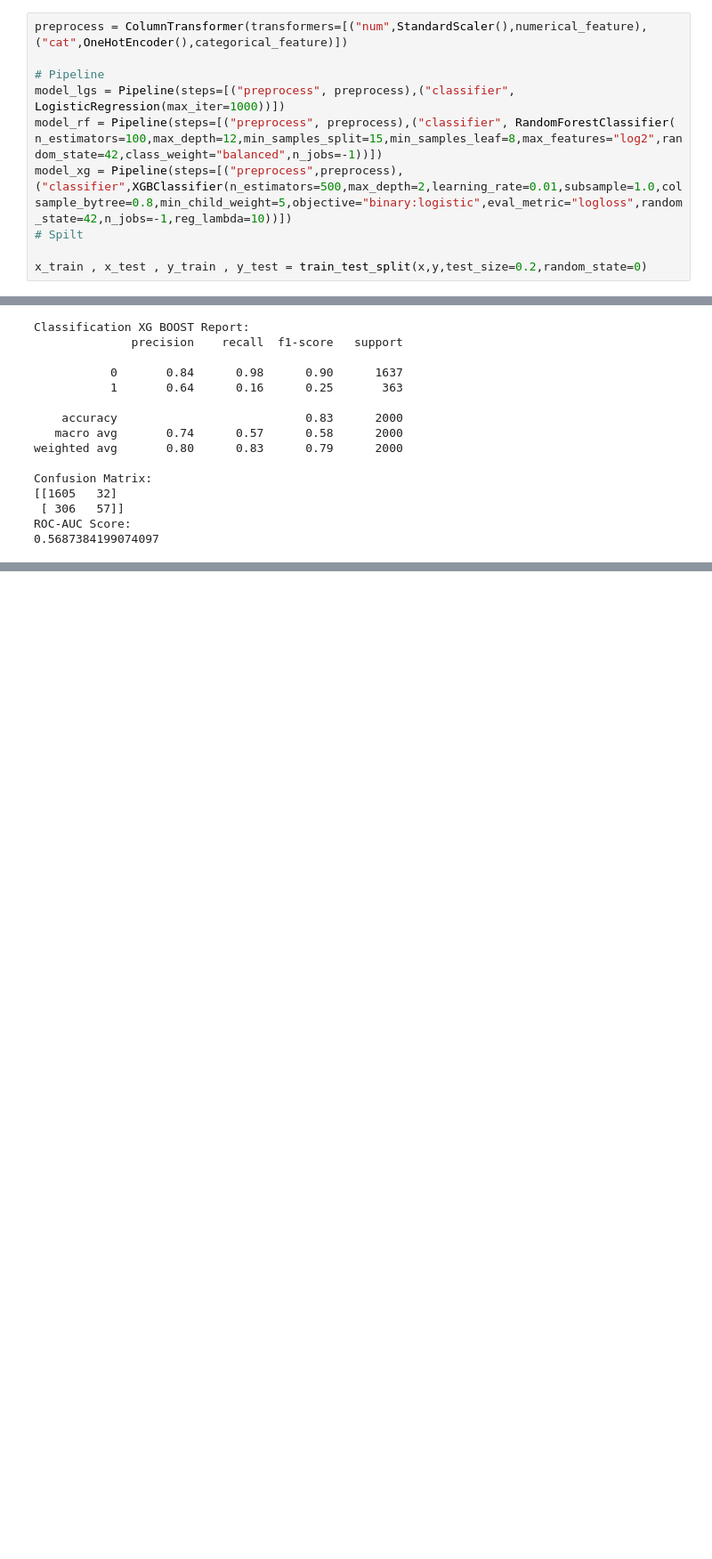
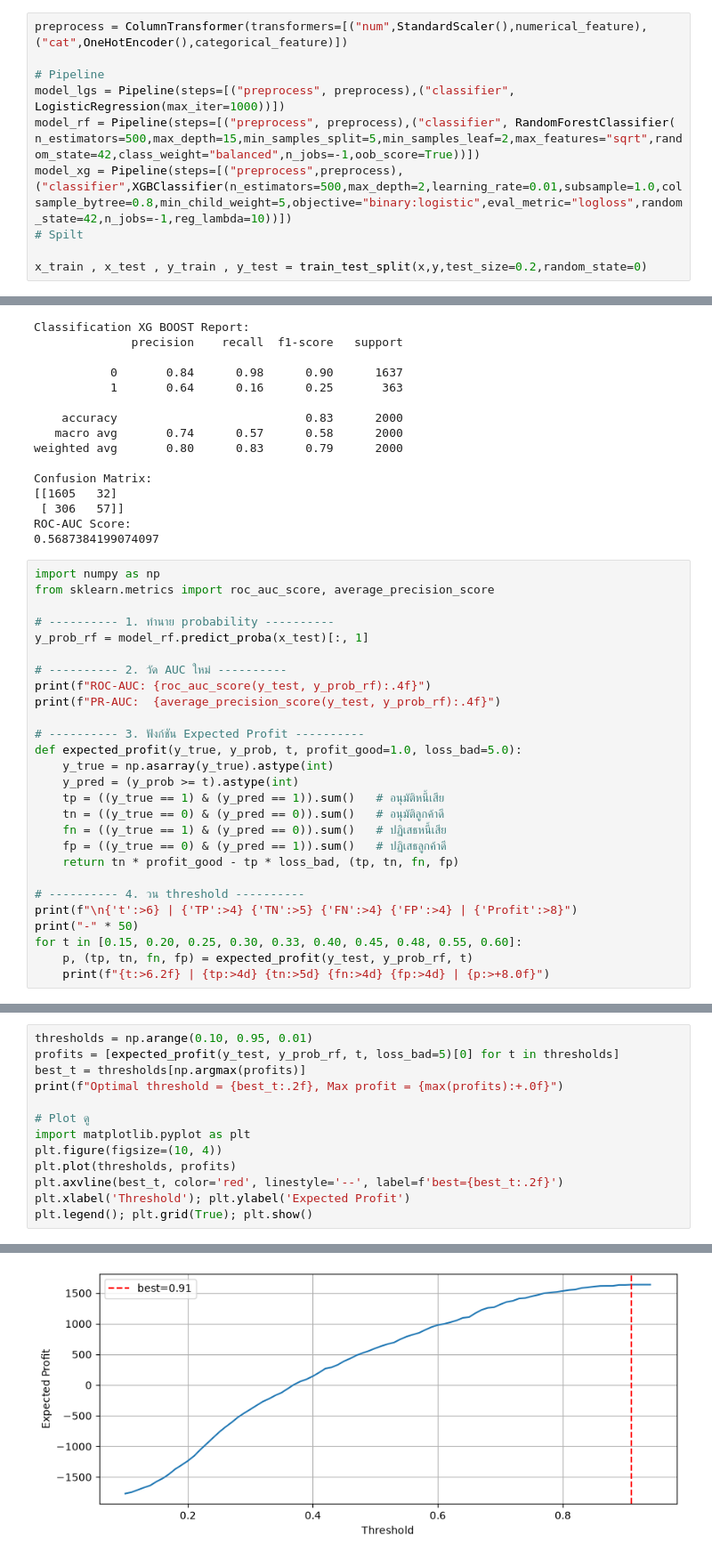
Before and after one commit to IttikornMafaka/Credigo, a Jupyter notebook: ml_training/train.ipynb, the cells around one changed output, grey strips where cells are left out. Shown at 89% size. Drawn from its saved outputs; the diff is of its cells as text; blank space fills up the shorter version.

Commit message:
connect Model API

```diff
--- a/ml_training/train.ipynb
+++ b/ml_training/train.ipynb
@@ -43,7 +43,7 @@ preprocess = ColumnTransformer(transformers=[("num",StandardScaler(),numerical_f
 
 # Pipeline
 model_lgs = Pipeline(steps=[("preprocess", preprocess),("classifier", LogisticRegression(max_iter=1000))])
-model_rf = Pipeline(steps=[("preprocess", preprocess),("classifier", RandomForestClassifier( n_estimators=100,max_depth=12,min_samples_split=15,min_samples_leaf=8,max_features="log2",random_state=42,class_weight="balanced",n_jobs=-1))])
+model_rf = Pipeline(steps=[("preprocess", preprocess),("classifier", RandomForestClassifier( n_estimators=500,max_depth=15,min_samples_split=5,min_samples_leaf=2,max_features="sqrt",random_state=42,class_weight="balanced",n_jobs=-1,oob_score=True))])
 model_xg = Pipeline(steps=[("preprocess",preprocess),("classifier",XGBClassifier(n_estimators=500,max_depth=2,learning_rate=0.01,subsample=1.0,colsample_bytree=0.8,min_child_weight=5,objective="binary:logistic",eval_metric="logloss",random_state=42,n_jobs=-1,reg_lambda=10))])
 # Spilt
 
@@ -141,3 +141,30 @@ Confusion Matrix:
  [ 306   57]]
 ROC-AUC Score:
 0.5687384199074097
+# %%
+import numpy as np
+from sklearn.metrics import roc_auc_score, average_precision_score
+
+# ---------- 1. ทำนาย probability ----------
+y_prob_rf = model_rf.predict_proba(x_test)[:, 1]
+
+# ---------- 2. วัด AUC ใหม่ ----------
+print(f"ROC-AUC: {roc_auc_score(y_test, y_prob_rf):.4f}")
+print(f"PR-AUC:  {average_precision_score(y_test, y_prob_rf):.4f}")
+
+# ---------- 3. ฟังก์ชัน Expected Profit ----------
+def expected_profit(y_true, y_prob, t, profit_good=1.0, loss_bad=5.0):
+    y_true = np.asarray(y_true).astype(int)
+    y_pred = (y_prob >= t).astype(int)
+    tp = ((y_true == 1) & (y_pred == 1)).sum()   # อนุมัติหนี้เสีย
+    tn = ((y_true == 0) & (y_pred == 0)).sum()   # อนุมัติลูกค้าดี
+    fn = ((y_true == 1) & (y_pred == 0)).sum()   # ปฏิเสธหนี้เสีย
+    fp = ((y_true == 0) & (y_pred == 1)).sum()   # ปฏิเสธลูกค้าดี
+    return tn * profit_good - tp * loss_bad, (tp, tn, fn, fp)
+
+# ---------- 4. วน threshold ----------
+print(f"\n{'t':>6} | {'TP':>4} {'TN':>5} {'FN':>4} {'FP':>4} | {'Profit':>8}")
+print("-" * 50)
+for t in [0.15, 0.20, 0.25, 0.30, 0.33, 0.40, 0.45, 0.48, 0.55, 0.60]:
+    p, (tp, tn, fn, fp) = expected_profit(y_test, y_prob_rf, t)
+    print(f"{t:>6.2f} | {tp:>4d} {tn:>5d} {fn:>4d} {fp:>4d} | {p:>+8.0f}")
@@ -143,0 +187,14 @@ ROC-AUC Score:
+# %%
+thresholds = np.arange(0.10, 0.95, 0.01)
+profits = [expected_profit(y_test, y_prob_rf, t, loss_bad=5)[0] for t in thresholds]
+best_t = thresholds[np.argmax(profits)]
+print(f"Optimal threshold = {best_t:.2f}, Max profit = {max(profits):+.0f}")
+
+# Plot ดู
+import matplotlib.pyplot as plt
+plt.figure(figsize=(10, 4))
+plt.plot(thresholds, profits)
+plt.axvline(best_t, color='red', linestyle='--', label=f'best={best_t:.2f}')
+plt.xlabel('Threshold'); plt.ylabel('Expected Profit')
+plt.legend(); plt.grid(True); plt.show()
+# %% [output]
@@ -143,0 +202 @@ ROC-AUC Score:
+[figure, added]
```
Also changed, not shown: parts of 6 cells of this notebook, 7 other files.
